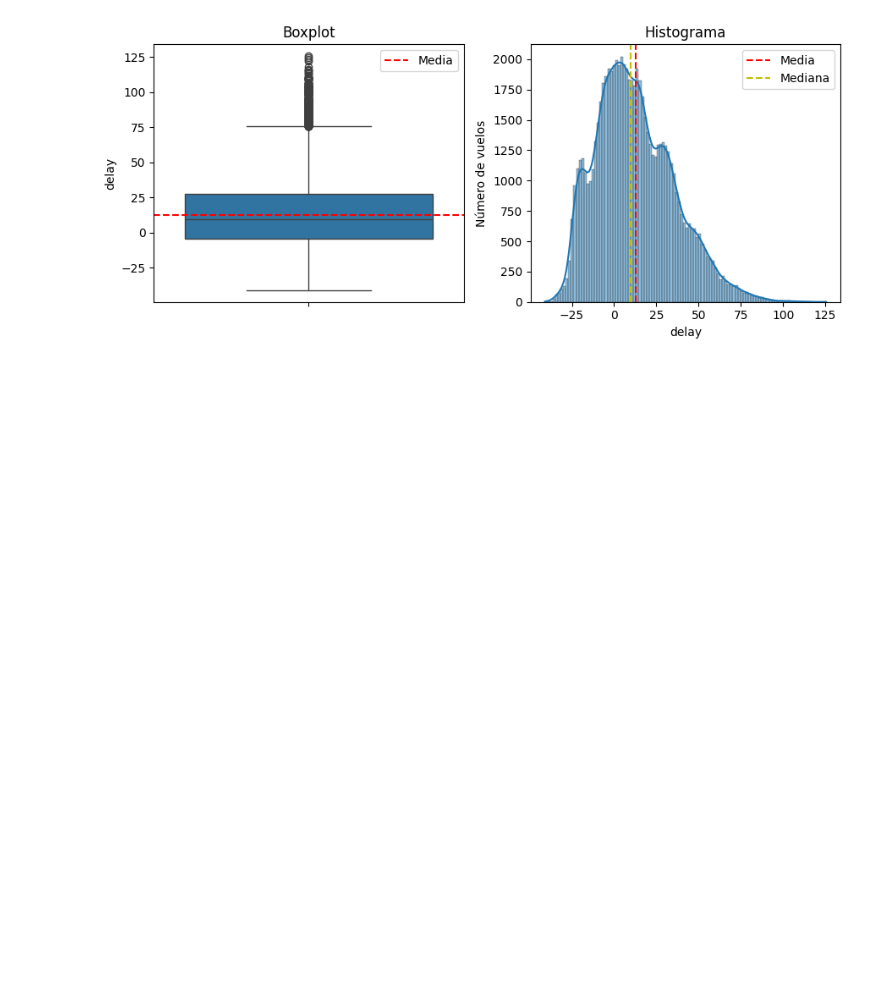
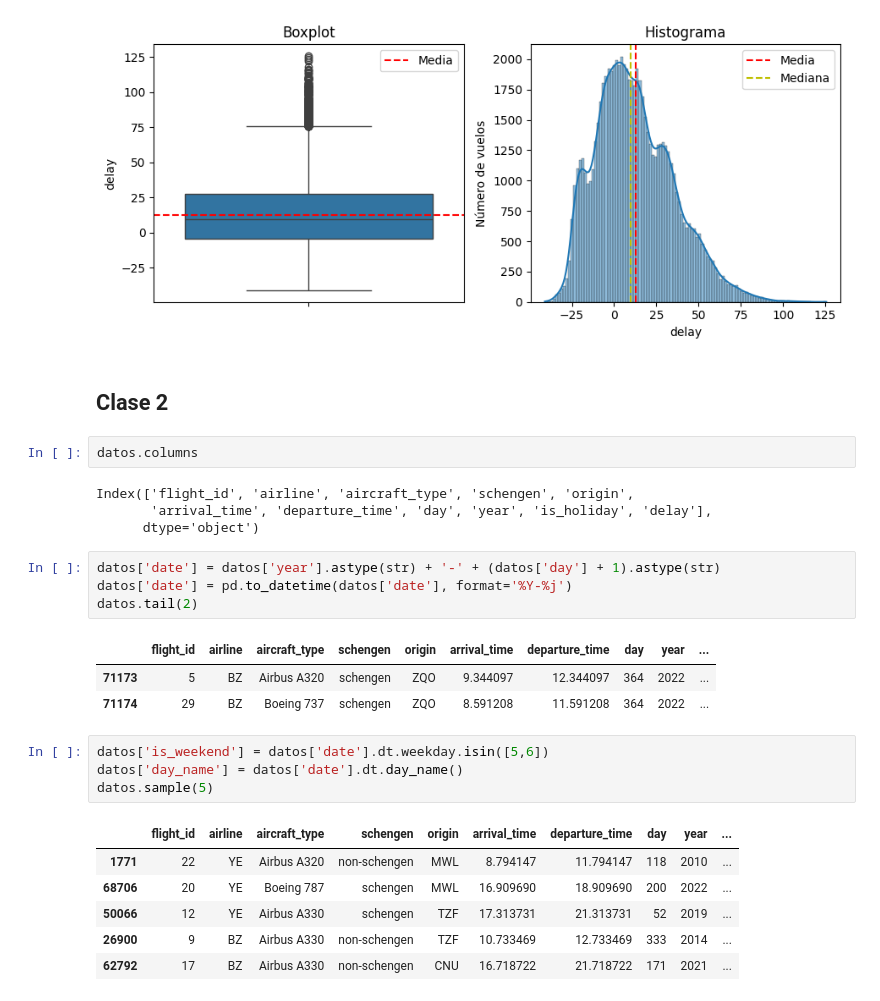
Before and after one commit to lukitasmois/ia-aumentada-prevision-de-atrasos-de-vuelos, a Jupyter notebook: notebook.ipynb, the cells around one changed output. Cells and saved outputs as stored; diff of their text form; blank space fills up the shorter version.

```diff
--- a/notebook.ipynb
+++ b/notebook.ipynb
@@ -168,3 +168,30 @@ plt.tight_layout()
 plt.show()
 # %% [output]
 [figure]
+# %% [markdown]
+## **Clase 2**
+# %%
+datos.columns
+# %% [output]
+Index(['flight_id', 'airline', 'aircraft_type', 'schengen', 'origin',
+       'arrival_time', 'departure_time', 'day', 'year', 'is_holiday', 'delay'],
+      dtype='object')
+# %%
+datos['date'] = datos['year'].astype(str) + '-' + (datos['day'] + 1).astype(str)
+datos['date'] = pd.to_datetime(datos['date'], format='%Y-%j')
+datos.tail(2)
+# %% [output]
+|  | flight_id | airline | aircraft_type | schengen | origin | arrival_time | departure_time | day | year | ... |
+| 71173 | 5 | BZ | Airbus A320 | schengen | ZQO | 9.344097 | 12.344097 | 364 | 2022 | ... |
+| 71174 | 29 | BZ | Boeing 737 | schengen | ZQO | 8.591208 | 11.591208 | 364 | 2022 | ... |
+# %%
+datos['is_weekend'] = datos['date'].dt.weekday.isin([5,6])
+datos['day_name'] = datos['date'].dt.day_name()
+datos.sample(5)
+# %% [output]
+|  | flight_id | airline | aircraft_type | schengen | origin | arrival_time | departure_time | day | year | ... |
+| 1771 | 22 | YE | Airbus A320 | non-schengen | MWL | 8.794147 | 11.794147 | 118 | 2010 | ... |
+| 68706 | 20 | YE | Boeing 787 | schengen | MWL | 16.909690 | 18.909690 | 200 | 2022 | ... |
+| 50066 | 12 | YE | Airbus A330 | schengen | TZF | 17.313731 | 21.313731 | 52 | 2019 | ... |
+| 26900 | 9 | BZ | Airbus A330 | non-schengen | TZF | 10.733469 | 12.733469 | 333 | 2014 | ... |
+| 62792 | 17 | BZ | Airbus A330 | non-schengen | CNU | 16.718722 | 21.718722 | 171 | 2021 | ... |
```
Also changed, not shown: parts of 4 cells of this notebook.
